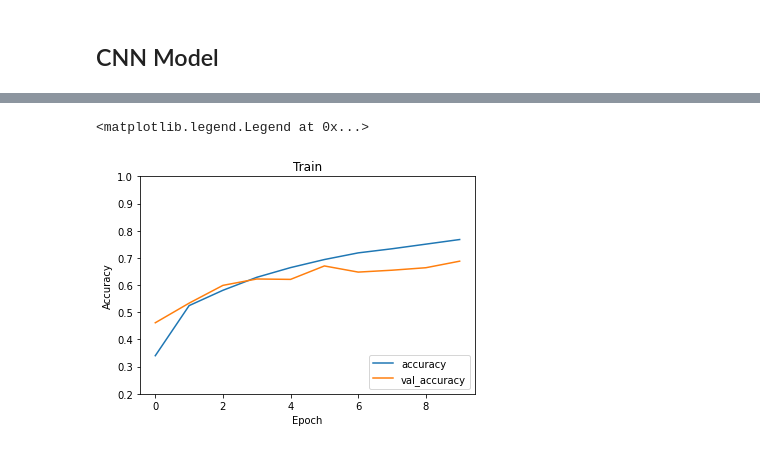
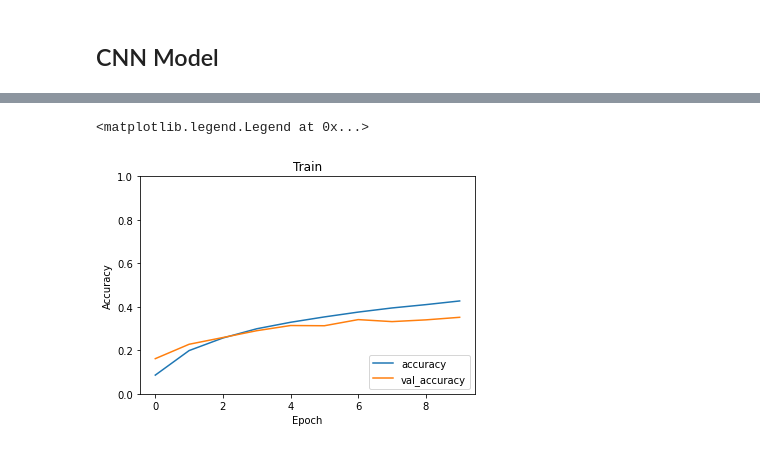
Before and after one commit to Ebadi-Fereshteh/Deep-Learning, a Jupyter notebook: Compare MLP vs CNN/cifar100/cifar100_mlp_cnn.ipynb, the cells around one changed output, grey strips where cells are left out. Drawn from its saved outputs; the diff is of its cells as text; code cells hidden in the pictures.

```diff
--- a/Compare MLP vs CNN/cifar100/cifar100_mlp_cnn.ipynb
+++ b/Compare MLP vs CNN/cifar100/cifar100_mlp_cnn.ipynb
@@ -18,7 +27,7 @@ wandb.init(project= "MLP cifar100")
 config = wandb.config
 config.learning_rate = 0.001
 # %%
-(X_train, Y_train),(X_test, Y_test) = tf.keras.datasets.cifar10.load_data()
+(X_train, Y_train),(X_test, Y_test) = tf.keras.datasets.cifar100.load_data()
 # %%
 # Normalize pixel values to be between 0 and 1
 X_train, X_test = X_train / 255.0 , X_test / 255.0
@@ -42,5 +51,5 @@ plt.show()
 # %%
-X_train, X_validation, Y_train, Y_validation = train_test_split(X_train, Y_train, shuffle=True)
+X_train, X_validation, Y_train, Y_validation = train_test_split(X_train, Y_train,test_size=0.1 ,random_state = 40)
 # %% [markdown]
 ### MLP Model
 # %%
@@ -112,14 +121,14 @@ model = tf.keras.models.Sequential([
       # layers.Conv2D(128, (3, 3), activation='relu'),
       # layers.MaxPooling2D(),
       layers.Conv2D(64, (3, 3), activation='relu'),
-      layers.Conv2D(64, (3, 3), activation='relu'),
-      # layers.MaxPooling2D(),
+      # layers.AveragePooling2D(),
       # layers.Conv2D(16, (3, 3), activation='relu'),
       layers.Flatten(),
-      Dense(512, activation="relu"),
+      # Dense(128, activation="relu"),
+      # Dense(128, activation="relu"),
       Dense(128, activation="relu"),
-      Dense(64, activation="relu"),
-      #  Dense(32, activation="relu"),
+      # Dense(64, activation="relu"),
+      # Dense(32, activation="relu"),
       Dense(100, activation="softmax")
 ])
 # %%
@@ -157,13 +166,13 @@ test_loss, test_acc= model.evaluate(X_test, Y_test)
 # %%
 plt.plot(model_history.history['accuracy'], label='accuracy')
 plt.plot(model_history.history['val_accuracy'], label = 'val_accuracy')
 plt.xlabel('Epoch')
 plt.ylabel('Accuracy')
 plt.title('Train')
-plt.ylim([0.2, 1])
+plt.ylim([0, 1])
 plt.legend(loc='lower right')
 # %% [output]
 <matplotlib.legend.Legend at 0x...>
-[figure, old version]
+[figure, new version]
 # %%
 model.save('cnn-mlp-cifar100.h5')
```
Also changed, not shown: parts of 8 cells of this notebook.
